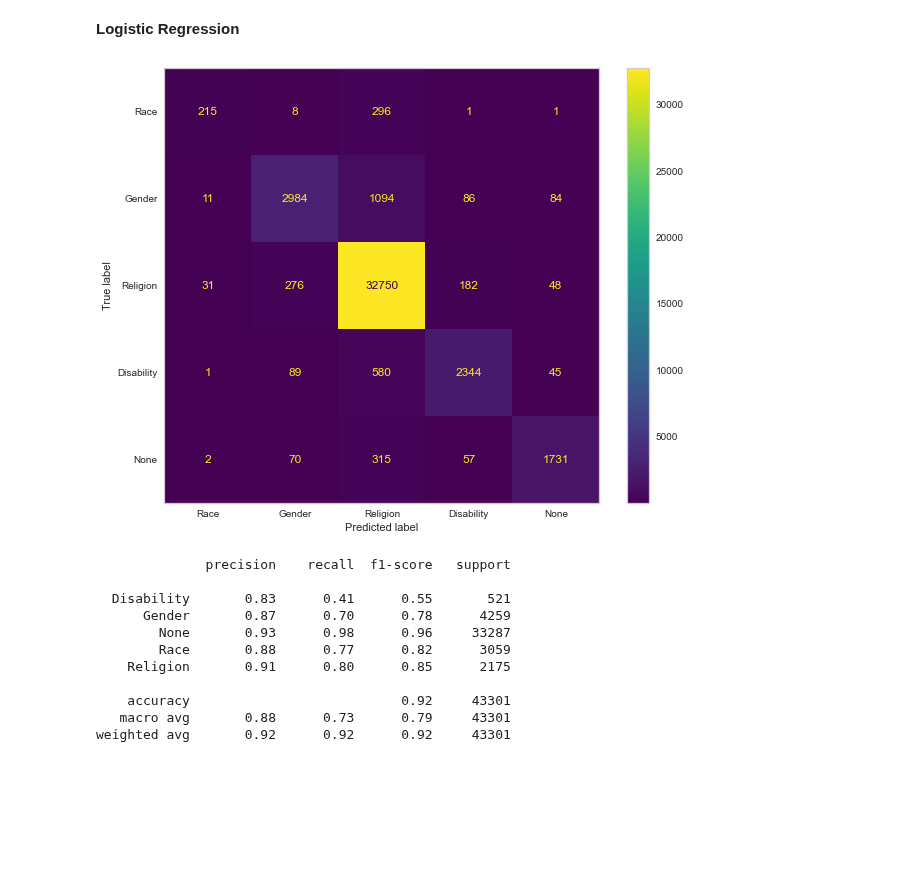
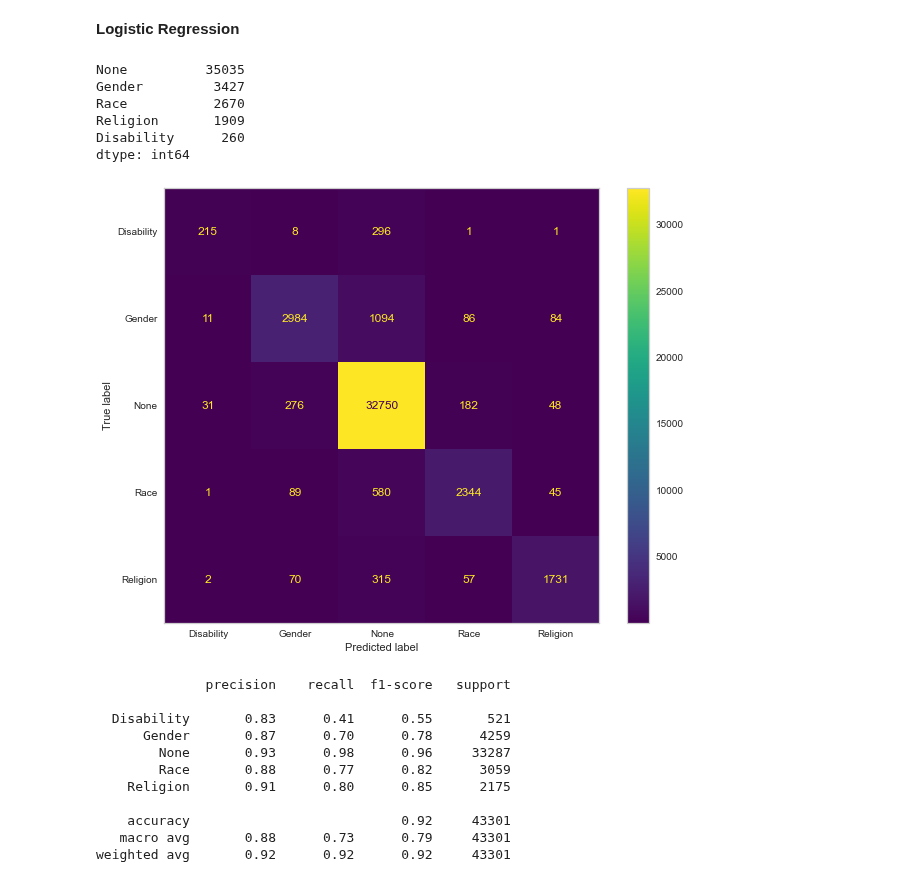
Before and after one commit to dvh549/Text_Mining, a Jupyter notebook: Toxic Comments Revamped.ipynb, the cells around one changed output. Drawn from its saved outputs; the diff is of its cells as text; code cells hidden in the pictures; blank space fills up the shorter version.

Commit message:
Updated graphs for MNB & Log Reg
- Confusion Matrix
- ROC Plots

```diff
--- a/Toxic Comments Revamped.ipynb
+++ b/Toxic Comments Revamped.ipynb
@@ -77,7 +77,7 @@ def preprocesstext(text):
 # %%
 # load preprocessed file
 
-toxic_only_train_shortlisted = pd.read_pickle('../Pre-Processed Files/toxic_only_train_shortlisted_preprocessed.pkl')
+toxic_only_train_shortlisted = pd.read_pickle('toxic_only_train_shortlisted_preprocessed.pkl')
 # %%
 toxic_only_train_shortlisted
 # %% [output]
@@ -140,16 +140,25 @@ from sklearn.linear_model import LogisticRegression
 logreg = LogisticRegression(C = 5, random_state = 42, solver = 'sag', max_iter = 1000, n_jobs = -1)
 logreg.fit(tfidf_train, y_train)
 y_pred = logreg.predict(tfidf_test)
+# %%
+pd.Series(y_pred).value_counts()
+# %% [output]
+None          35035
+Gender         3427
+Race           2670
+Religion       1909
+Disability      260
+dtype: int64
 # %%
 plt.rcParams["figure.figsize"] = (10,8)
 mat = confusion_matrix(y_test, y_pred)
-cmd = ConfusionMatrixDisplay(mat, display_labels=["Race", "Gender", "Religion", "Disability", "None"])
+cmd = ConfusionMatrixDisplay(mat, display_labels=["Disability", "Gender", "None", "Race", "Religion"])
 cmd.plot()
 plt.tick_params(axis = u'both', which = u'both', length = 0)
 plt.grid(b = None)
 plt.show()
 # %% [output]
-[figure, old version]
+[figure, new version]
 # %%
 print(classification_report(y_test, y_pred))
 # %% [output]
```
Also changed, not shown: parts of 4 cells of this notebook.
